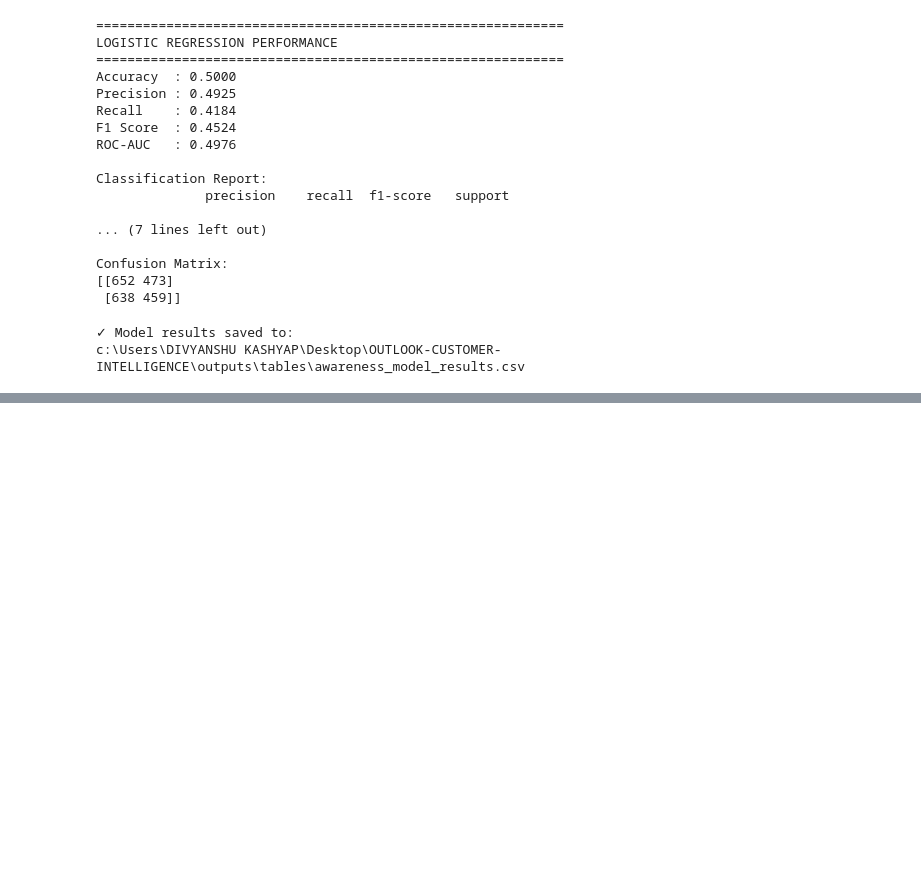
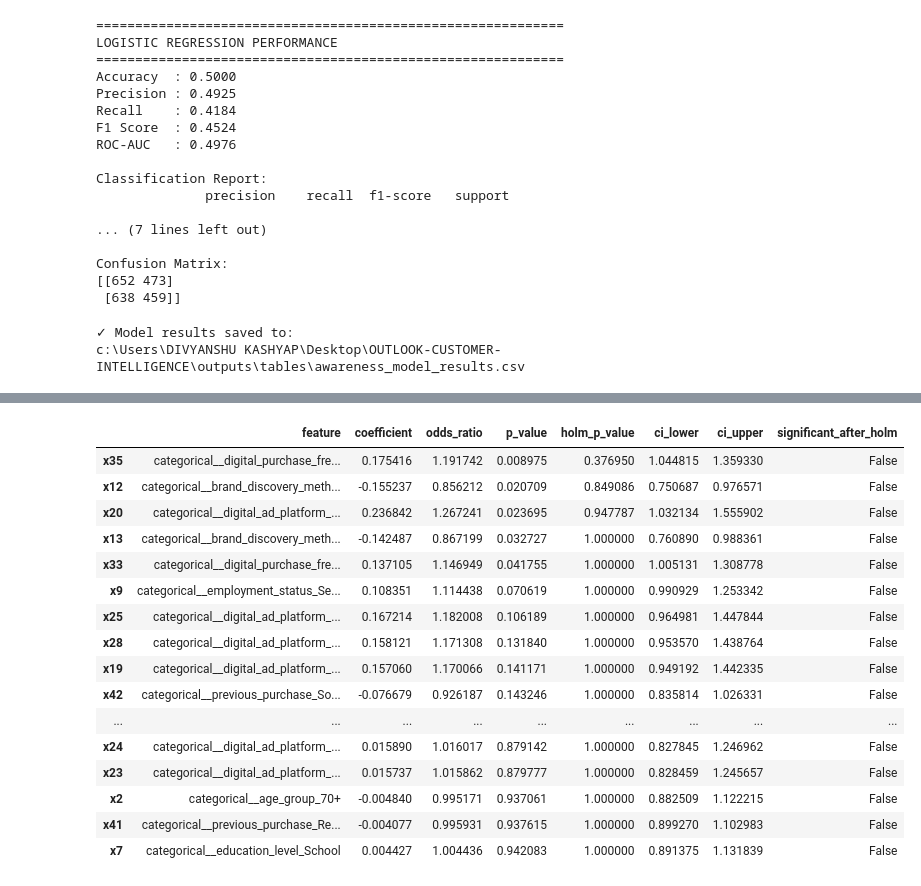
Before and after one commit to Divyanshukash/outlook-customer-intelligence, a Jupyter notebook: notebooks/05_awareness_model.ipynb, the cells around one changed output, grey strips where cells are left out. Saved outputs shown, nothing was run; the diff lists cells and outputs as text; code cells hidden in the pictures; blank space fills up the shorter version.

```diff
--- a/notebooks/05_awareness_model.ipynb
+++ b/notebooks/05_awareness_model.ipynb
@@ -429,0 +542,20 @@ c:\Users\DIVYANSHU KASHYAP\Desktop\OUTLOOK-CUSTOMER-INTELLIGENCE\outputs\tables\
+# %%
+# ---------------------------------------------------------
+# STAGE 8I: PREPARE DATA FOR STATISTICAL INFERENCE
+# ---------------------------------------------------------
+
+import statsmodels.api as sm
+
+# Transform the data using the already-fitted preprocessor
+X_train_encoded = fitted_preprocessor.transform(X_train)
+X_test_encoded = fitted_preprocessor.transform(X_test)
+
+# Convert sparse matrices to dense arrays if necessary
+if hasattr(X_train_encoded, "toarray"):
+    X_train_encoded = X_train_encoded.toarray()
+
+if hasattr(X_test_encoded, "toarray"):
+    X_test_encoded = X_test_encoded.toarray()
+
+print("Training matrix shape:", X_train_encoded.shape)
+print("Test matrix shape:", X_test_encoded.shape)
@@ -429,0 +650,58 @@ c:\Users\DIVYANSHU KASHYAP\Desktop\OUTLOOK-CUSTOMER-INTELLIGENCE\outputs\tables\
+# %%
+# ---------------------------------------------------------
+# STAGE 8J: MULTIPLE-TESTING CORRECTION
+# ---------------------------------------------------------
+
+from statsmodels.stats.multitest import multipletests
+
+# Exclude intercept from multiple-testing correction
+predictor_mask = inference_table["feature"] != "Intercept"
+
+p_values = inference_table.loc[
+    predictor_mask, "p_value"
+]
+
+# Holm correction
+reject, p_adjusted, _, _ = multipletests(
+    p_values,
+    alpha=0.05,
+    method="holm"
+)
+
+# Add corrected results
+inference_table.loc[
+    predictor_mask, "holm_p_value"
+] = p_adjusted
+
+inference_table.loc[
+    predictor_mask, "significant_after_holm"
+] = reject
+
+# Intercept doesn't need correction
+inference_table.loc[
+    ~predictor_mask, "holm_p_value"
+] = np.nan
+
+inference_table.loc[
+    ~predictor_mask, "significant_after_holm"
+] = False
+
+print("=" * 60)
+print("HOLM-CORRECTED LOGISTIC REGRESSION")
+print("=" * 60)
+
+display(
+    inference_table[
+        [
+            "feature",
+            "coefficient",
+            "odds_ratio",
+            "p_value",
+            "holm_p_value",
+            "ci_lower",
+            "ci_upper",
+            "significant_after_holm"
+        ]
+    ]
+)
+# %% [output]
@@ -429,0 +711,17 @@ c:\Users\DIVYANSHU KASHYAP\Desktop\OUTLOOK-CUSTOMER-INTELLIGENCE\outputs\tables\
+|  | feature | coefficient | odds_ratio | p_value | holm_p_value | ci_lower | ci_upper | significant_after_holm |
+| x35 | categorical__digital_purchase_fre... | 0.175416 | 1.191742 | 0.008975 | 0.376950 | 1.044815 | 1.359330 | False |
+| x12 | categorical__brand_discovery_meth... | -0.155237 | 0.856212 | 0.020709 | 0.849086 | 0.750687 | 0.976571 | False |
+| x20 | categorical__digital_ad_platform_... | 0.236842 | 1.267241 | 0.023695 | 0.947787 | 1.032134 | 1.555902 | False |
+| x13 | categorical__brand_discovery_meth... | -0.142487 | 0.867199 | 0.032727 | 1.000000 | 0.760890 | 0.988361 | False |
+| x33 | categorical__digital_purchase_fre... | 0.137105 | 1.146949 | 0.041755 | 1.000000 | 1.005131 | 1.308778 | False |
+| x9 | categorical__employment_status_Se... | 0.108351 | 1.114438 | 0.070619 | 1.000000 | 0.990929 | 1.253342 | False |
+| x25 | categorical__digital_ad_platform_... | 0.167214 | 1.182008 | 0.106189 | 1.000000 | 0.964981 | 1.447844 | False |
+| x28 | categorical__digital_ad_platform_... | 0.158121 | 1.171308 | 0.131840 | 1.000000 | 0.953570 | 1.438764 | False |
+| x19 | categorical__digital_ad_platform_... | 0.157060 | 1.170066 | 0.141171 | 1.000000 | 0.949192 | 1.442335 | False |
+| x42 | categorical__previous_purchase_So... | -0.076679 | 0.926187 | 0.143246 | 1.000000 | 0.835814 | 1.026331 | False |
+| ... | ... | ... | ... | ... | ... | ... | ... | ... |
+| x24 | categorical__digital_ad_platform_... | 0.015890 | 1.016017 | 0.879142 | 1.000000 | 0.827845 | 1.246962 | False |
+| x23 | categorical__digital_ad_platform_... | 0.015737 | 1.015862 | 0.879777 | 1.000000 | 0.828459 | 1.245657 | False |
+| x2 | categorical__age_group_70+ | -0.004840 | 0.995171 | 0.937061 | 1.000000 | 0.882509 | 1.122215 | False |
+| x41 | categorical__previous_purchase_Re... | -0.004077 | 0.995931 | 0.937615 | 1.000000 | 0.899270 | 1.102983 | False |
+| x7 | categorical__education_level_School | 0.004427 | 1.004436 | 0.942083 | 1.000000 | 0.891375 | 1.131839 | False |
```
Also changed, not shown: parts of 37 cells of this notebook, 3 other files.
